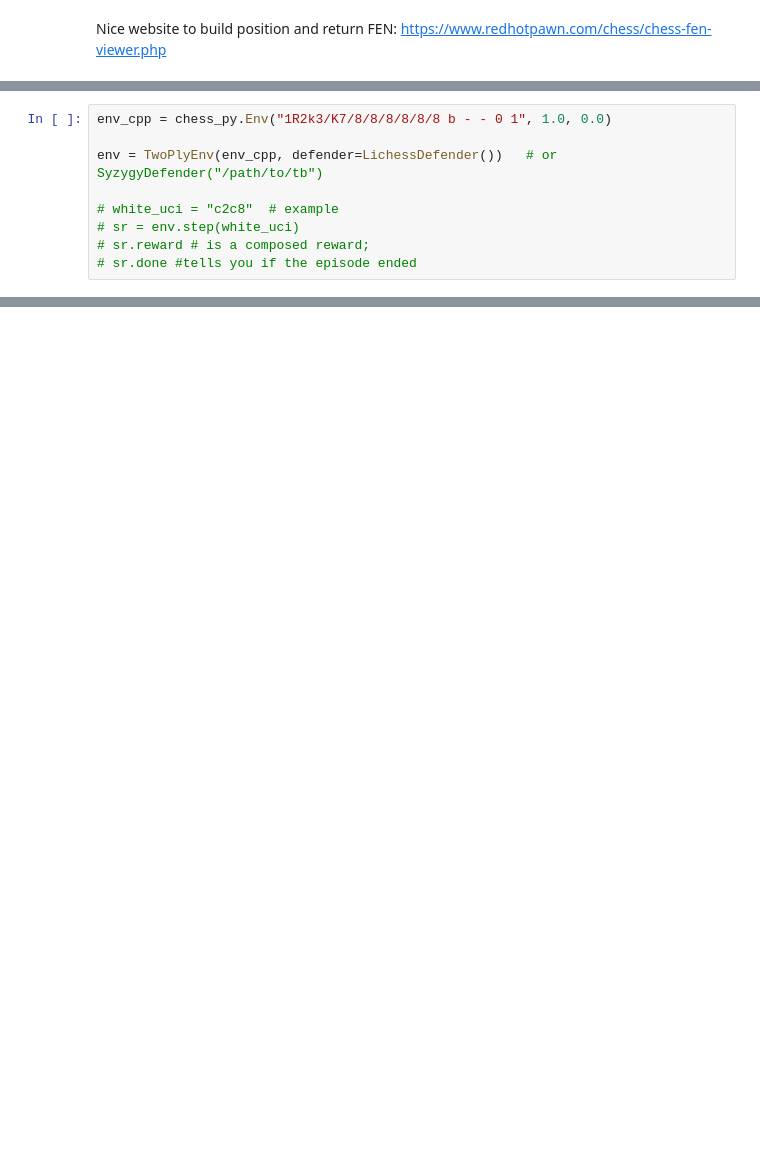
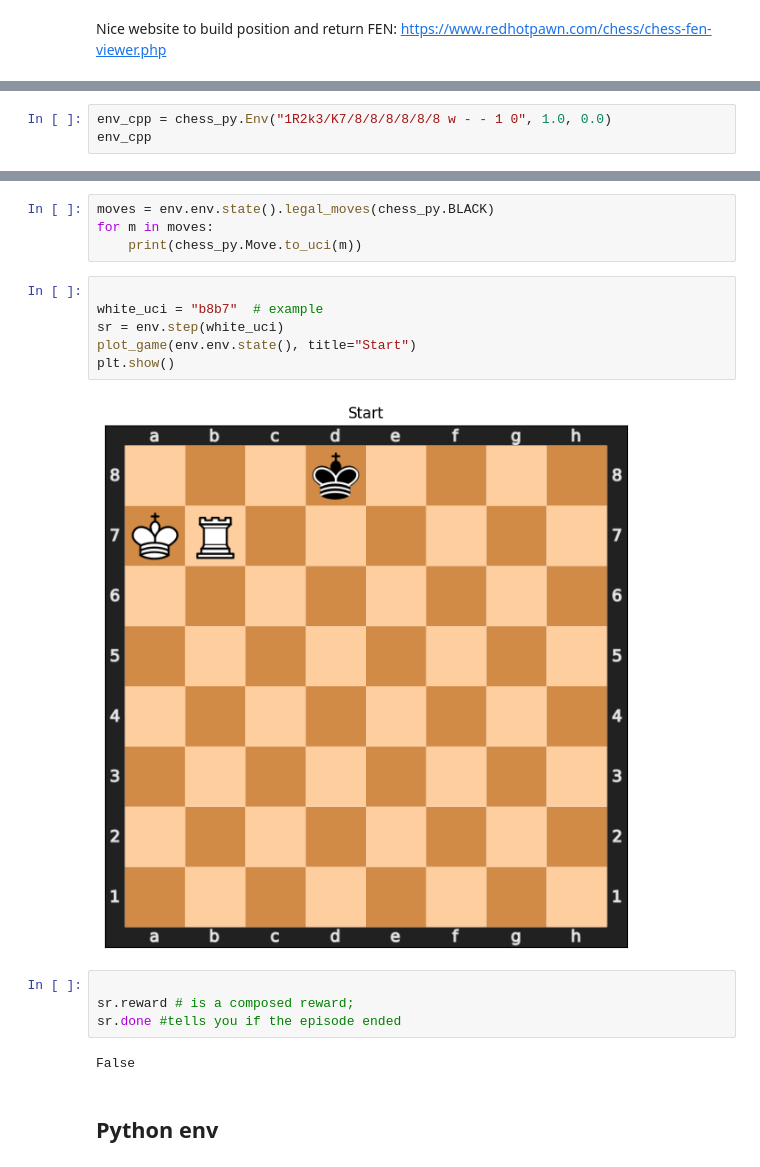
Before and after one commit to giovanni-lucarelli/chess, a Jupyter notebook: doc/demo.ipynb, the cells around one changed output, grey strips where cells are left out. Saved outputs shown, nothing was run; the diff lists cells and outputs as text; blank space fills up the shorter version.

Commit message:
rl env class in python + stalmate bug

```diff
--- a/doc/demo.ipynb
+++ b/doc/demo.ipynb
@@ -152,9 +189,3 @@ print(g.legal_moves(chess.BLACK))
 # %%
-env_cpp = chess_py.Env("1R2k3/K7/8/8/8/8/8/8 b - - 0 1", 1.0, 0.0)
-
-env = TwoPlyEnv(env_cpp, defender=LichessDefender())   # or SyzygyDefender("/path/to/tb")
-
-# white_uci = "c2c8"  # example
-# sr = env.step(white_uci)
-# sr.reward # is a composed reward;
-# sr.done #tells you if the episode ended
+env_cpp = chess_py.Env("1R2k3/K7/8/8/8/8/8/8 w - - 1 0", 1.0, 0.0)
+env_cpp
@@ -160,0 +216,20 @@ env = TwoPlyEnv(env_cpp, defender=LichessDefender())   # or SyzygyDefender("/pat
+# %%
+moves = env.env.state().legal_moves(chess_py.BLACK)
+for m in moves:
+    print(chess_py.Move.to_uci(m))
+# %%
+
+white_uci = "b8b7"  # example
+sr = env.step(white_uci)
+plot_game(env.env.state(), title="Start")
+plt.show()
+# %% [output]
+[figure, added]
+# %%
+
+sr.reward # is a composed reward;
+sr.done #tells you if the episode ended
+# %% [output]
+False
+# %% [markdown]
+## Python env
```
Also changed, not shown: parts of 22 cells of this notebook, 5 other files.
